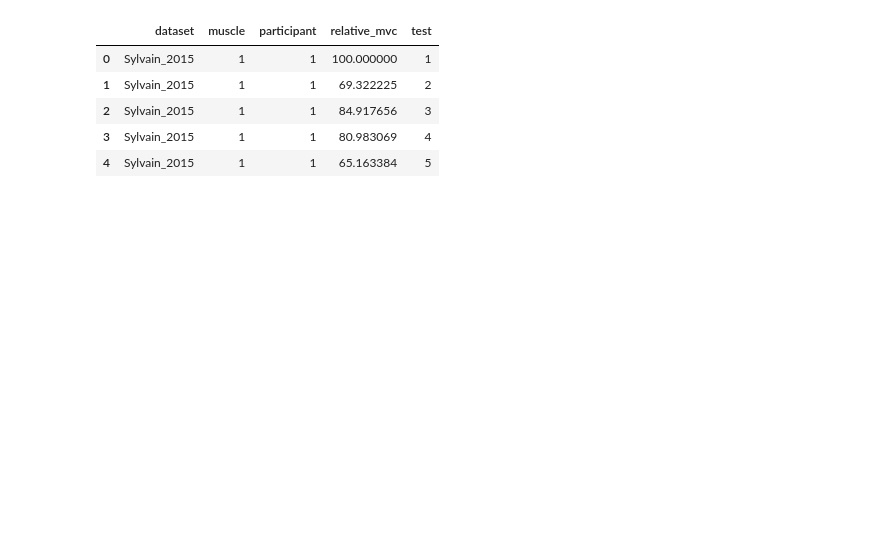
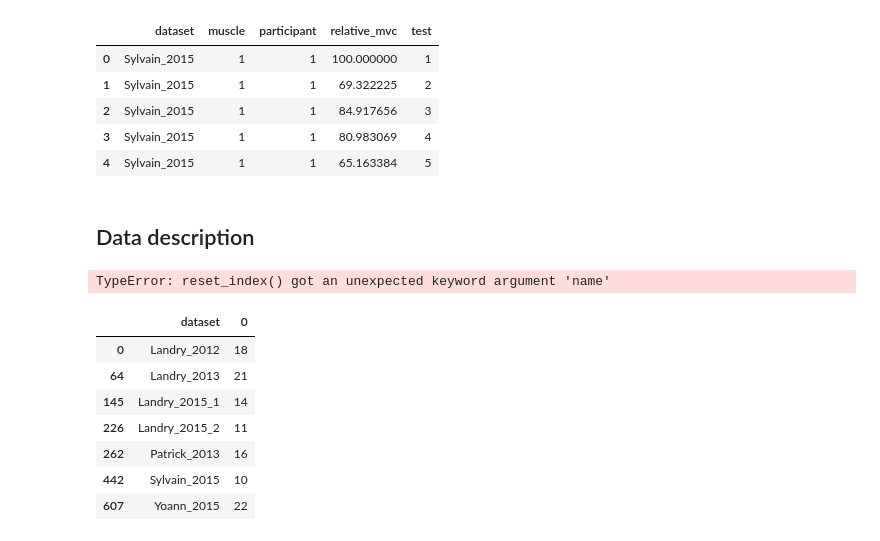
Before and after one commit to romainmartinez/mvc, a Jupyter notebook: 00_exploration.ipynb, the cells around one changed output. Cells and saved outputs as stored; diff of their text form; code cells hidden in the pictures; blank space fills up the shorter version.

```diff
--- a/00_exploration.ipynb
+++ b/00_exploration.ipynb
@@ -70,3 +76,30 @@ df.head()
 | 2 | Sylvain_2015 | 1 | 1 | 84.917656 | 3 |
 | 3 | Sylvain_2015 | 1 | 1 | 80.983069 | 4 |
 | 4 | Sylvain_2015 | 1 | 1 | 65.163384 | 5 |
+# %% [markdown]
+## Data description
+# %%
+# remove nan
+df = df.dropna()
+table_1 = df.groupby(['dataset', 'muscle', 'test']).count()
+#table_1.reset_index(level='test', drop=True)
+#xi = table_1.groupby(['dataset', 'muscle']).nunique()
+table_1 = df.groupby(['dataset', 'muscle', 'test']).count()
+#table_1.plot(kind='bar')
+#sns.barplot(x='muscle', y=)
+# %% [output]
+TypeError: reset_index() got an unexpected keyword argument 'name'
+# %%
+df1 = df.groupby(['dataset','muscle','test']).size().reset_index().drop(['test', 'muscle'], 1)
+
+
+df1.drop_duplicates()
+# %% [output]
+|  | dataset | 0 |
+| 0 | Landry_2012 | 18 |
+| 64 | Landry_2013 | 21 |
+| 145 | Landry_2015_1 | 14 |
+| 226 | Landry_2015_2 | 11 |
+| 262 | Patrick_2013 | 16 |
+| 442 | Sylvain_2015 | 10 |
+| 607 | Yoann_2015 | 22 |
```
Also changed, not shown: parts of 15 cells of this notebook, 1 other file.
